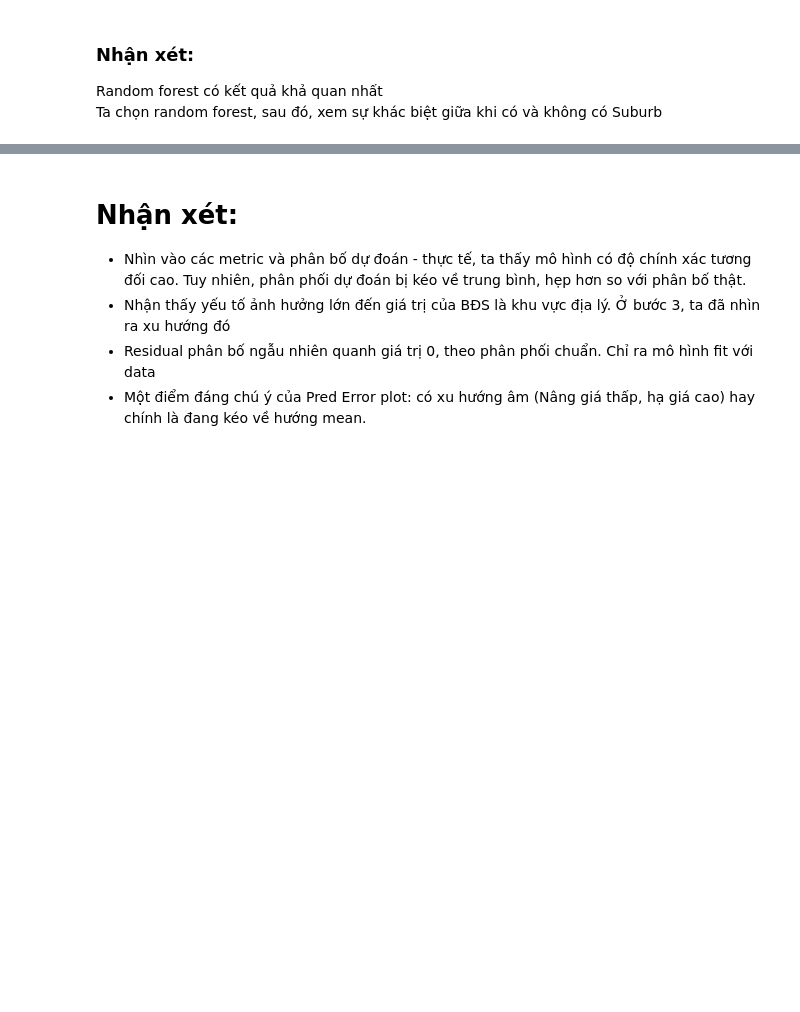
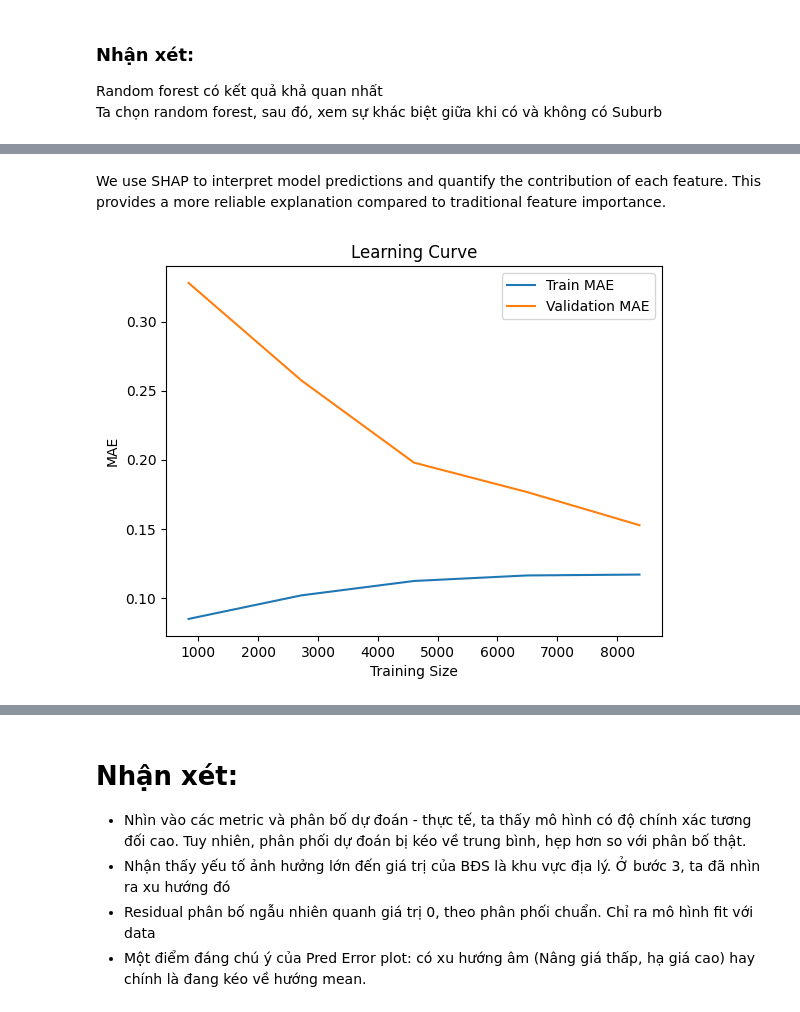
Before and after one commit to bzaat/Real-Estate-Price-Analysis, a Jupyter notebook: 6. Regression Analysis.ipynb, the cells around one changed output, grey strips where cells are left out. Drawn from its saved outputs; the diff is of its cells as text; code cells hidden in the pictures; blank space fills up the shorter version.

```diff
--- a/6. Regression Analysis.ipynb
+++ b/6. Regression Analysis.ipynb
@@ -220,0 +389,28 @@ Sai khác là không quá lớn. Không có dấu hiệu overfit.
+# %% [markdown]
+We use SHAP to interpret model predictions and quantify the contribution of each feature. This provides a more reliable explanation compared to traditional feature importance.
+# %%
+#Learning curve
+train_sizes, train_scores, test_scores = learning_curve(
+    pipeline, X, y,
+    cv=5,
+    scoring="neg_mean_absolute_error",
+    train_sizes=np.linspace(0.1, 1.0, 5),
+    n_jobs=-1
+)
+
+train_scores = -train_scores
+test_scores = -test_scores
+
+train_mean = train_scores.mean(axis=1)
+test_mean = test_scores.mean(axis=1)
+
+plt.plot(train_sizes, train_mean, label="Train MAE")
+plt.plot(train_sizes, test_mean, label="Validation MAE")
+
+plt.xlabel("Training Size")
+plt.ylabel("MAE")
+plt.legend()
+plt.title("Learning Curve")
+plt.show()
+# %% [output]
+[figure, added]
```
Also changed, not shown: parts of 16 cells of this notebook, 1 other file.
